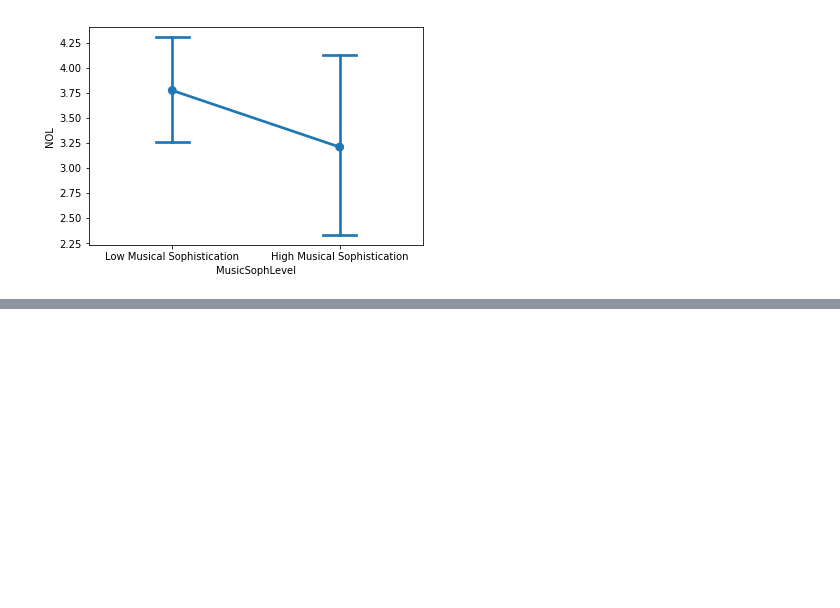
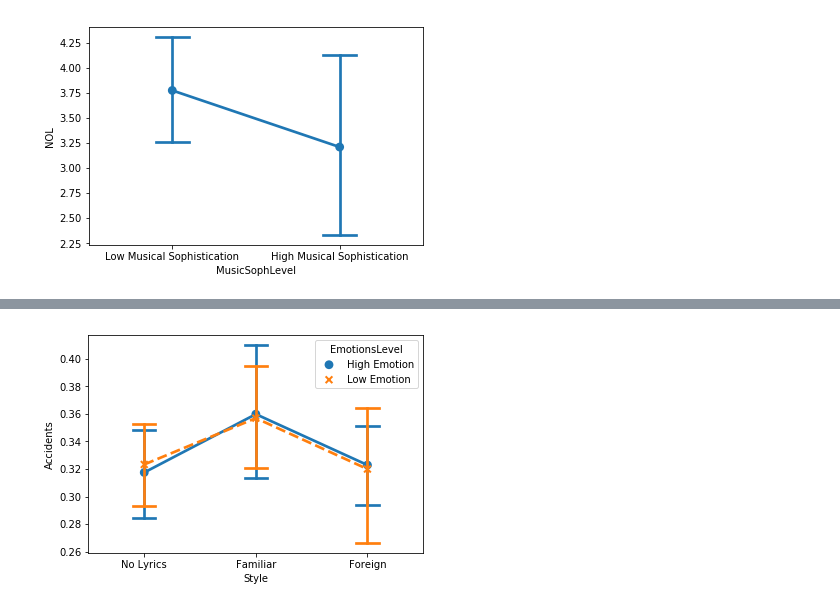
Before and after one commit to MrymZakani/DigitalMusicology, a Jupyter notebook: Statistical Analysis (music valence, personality, music sophistication).ipynb, the cells around one changed output, grey strips where cells are left out. Saved outputs shown, nothing was run; the diff lists cells and outputs as text; code cells hidden in the pictures; blank space fills up the shorter version.

```diff
--- a/Statistical Analysis (music valence, personality, music sophistication).ipynb
+++ b/Statistical Analysis (music valence, personality, music sophistication).ipynb
@@ -826,0 +872,16 @@ NameError: name 'dataFinal' is not defined
+# %%
+emotions = pd.concat((data['EmotionsLevel'],data['EmotionsLevel'],data['EmotionsLevel']), axis=0)
+emotions
+music_emotions = pd.concat((prop_Accidents,style_Song,emotions), axis=1)
+music_emotions
+music_emotions = pd.DataFrame(music_emotions)
+# %%
+sns.pointplot(x="Style", y="Accidents", hue="EmotionsLevel",
+data=music_emotions,
+markers=["o", "x"],
+linestyles=["-", "--"],
+capsize=.2,
+ci=95)
+plt.savefig('Style_Accidents_Emotions.jpg')
+# %% [output]
+[figure, added]
```
Also changed, not shown: parts of 24 cells of this notebook.
